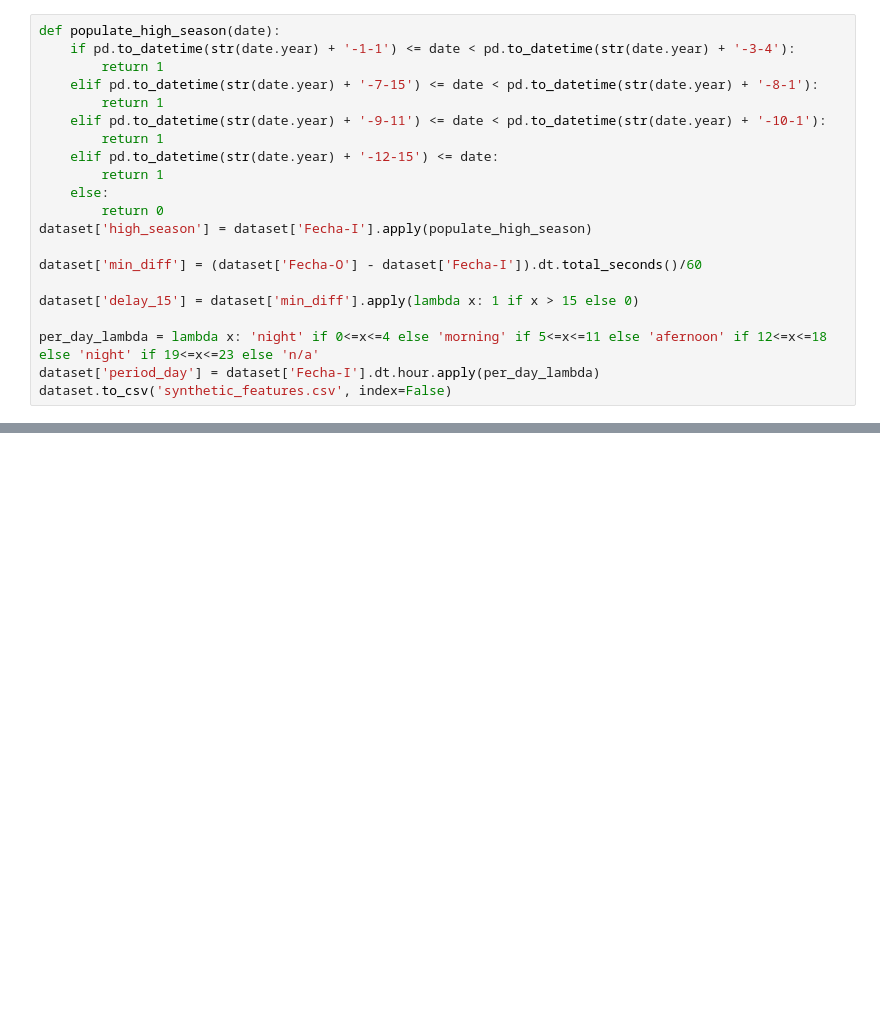
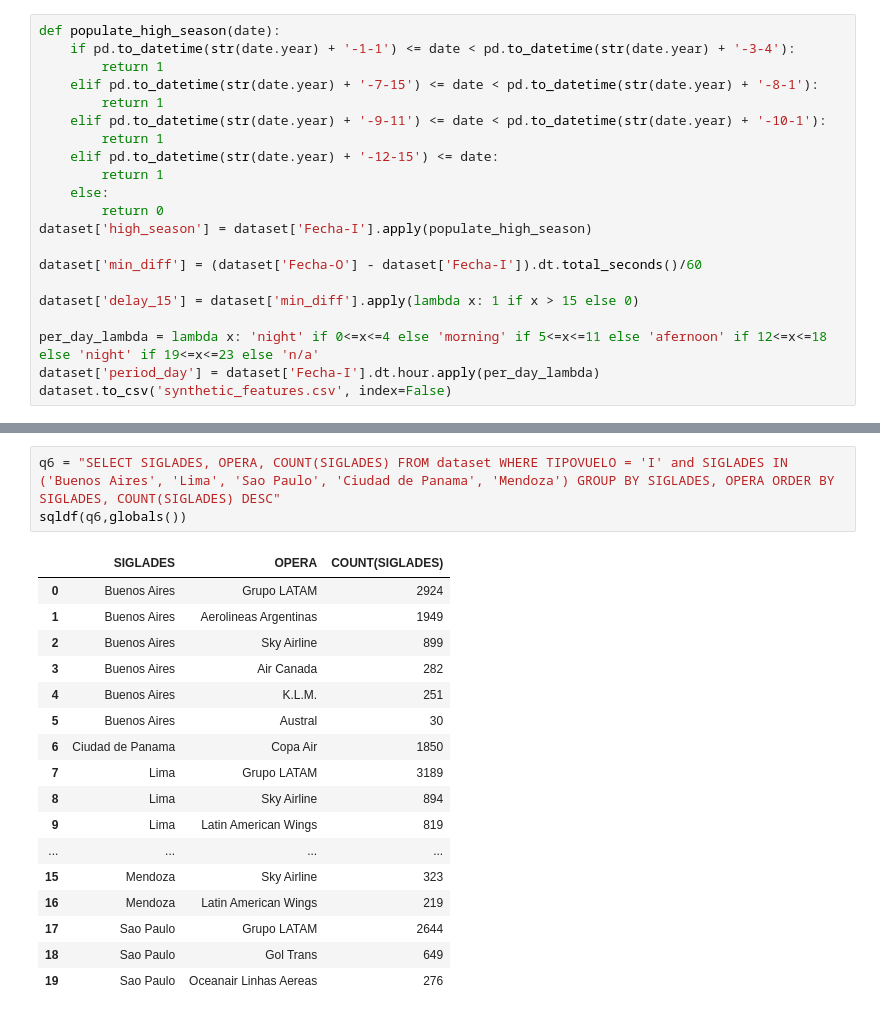
Before and after one commit to CamilaTr/DSC, a Jupyter notebook: solution.ipynb, the cells around one changed output, grey strips where cells are left out. Saved outputs shown, nothing was run; the diff lists cells and outputs as text; blank space fills up the shorter version.

```diff
--- a/solution.ipynb
+++ b/solution.ipynb
@@ -37,0 +106,21 @@ dataset.head()
+# %%
+q6 = "SELECT SIGLADES, OPERA, COUNT(SIGLADES) FROM dataset WHERE TIPOVUELO = 'I' and SIGLADES IN ('Buenos Aires', 'Lima', 'Sao Paulo', 'Ciudad de Panama', 'Mendoza') GROUP BY SIGLADES, OPERA ORDER BY SIGLADES, COUNT(SIGLADES) DESC"
+sqldf(q6,globals())
+# %% [output]
+|  | SIGLADES | OPERA | COUNT(SIGLADES) |
+| 0 | Buenos Aires | Grupo LATAM | 2924 |
+| 1 | Buenos Aires | Aerolineas Argentinas | 1949 |
+| 2 | Buenos Aires | Sky Airline | 899 |
+| 3 | Buenos Aires | Air Canada | 282 |
+| 4 | Buenos Aires | K.L.M. | 251 |
+| 5 | Buenos Aires | Austral | 30 |
+| 6 | Ciudad de Panama | Copa Air | 1850 |
+| 7 | Lima | Grupo LATAM | 3189 |
+| 8 | Lima | Sky Airline | 894 |
+| 9 | Lima | Latin American Wings | 819 |
+| ... | ... | ... | ... |
+| 15 | Mendoza | Sky Airline | 323 |
+| 16 | Mendoza | Latin American Wings | 219 |
+| 17 | Sao Paulo | Grupo LATAM | 2644 |
+| 18 | Sao Paulo | Gol Trans | 649 |
+| 19 | Sao Paulo | Oceanair Linhas Aereas | 276 |
```
Also changed, not shown: parts of 15 cells of this notebook.
